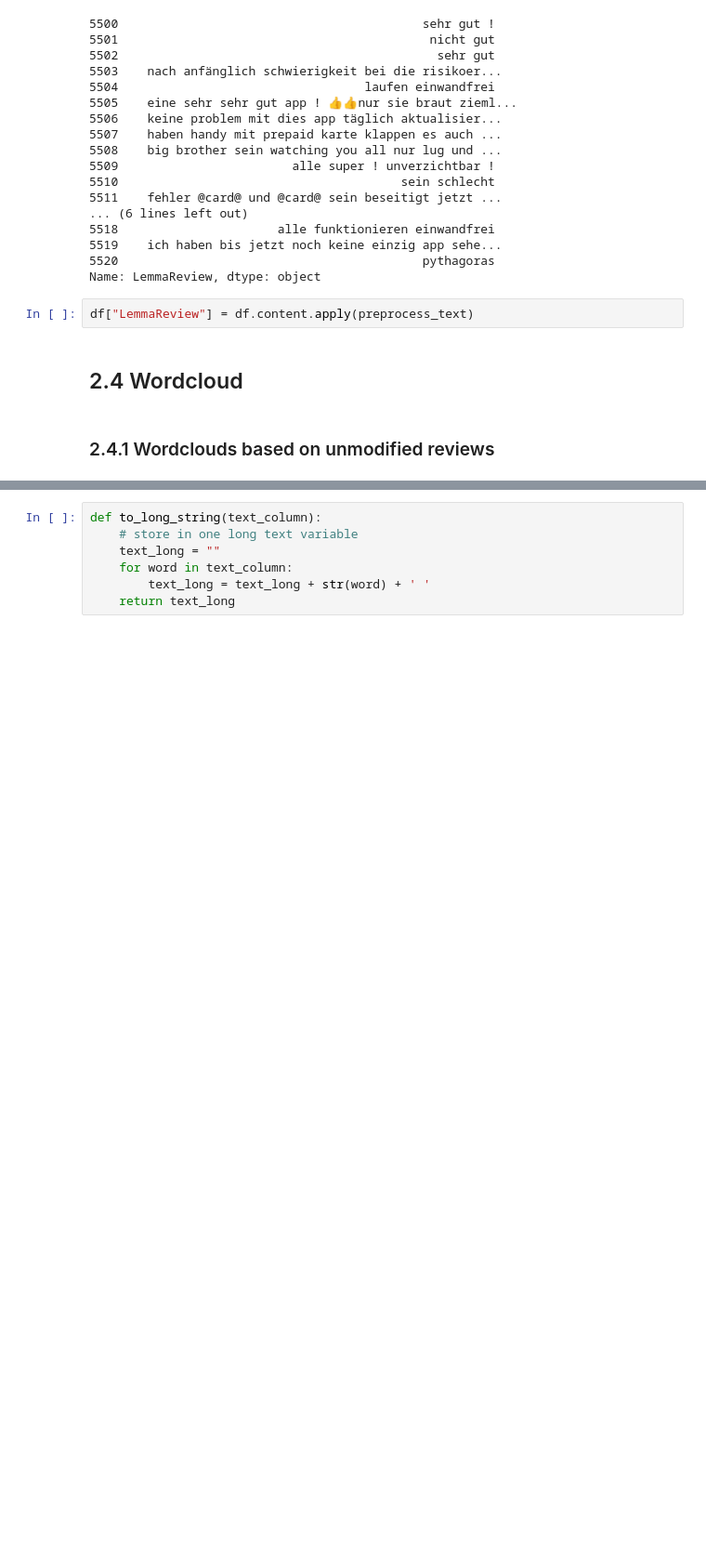
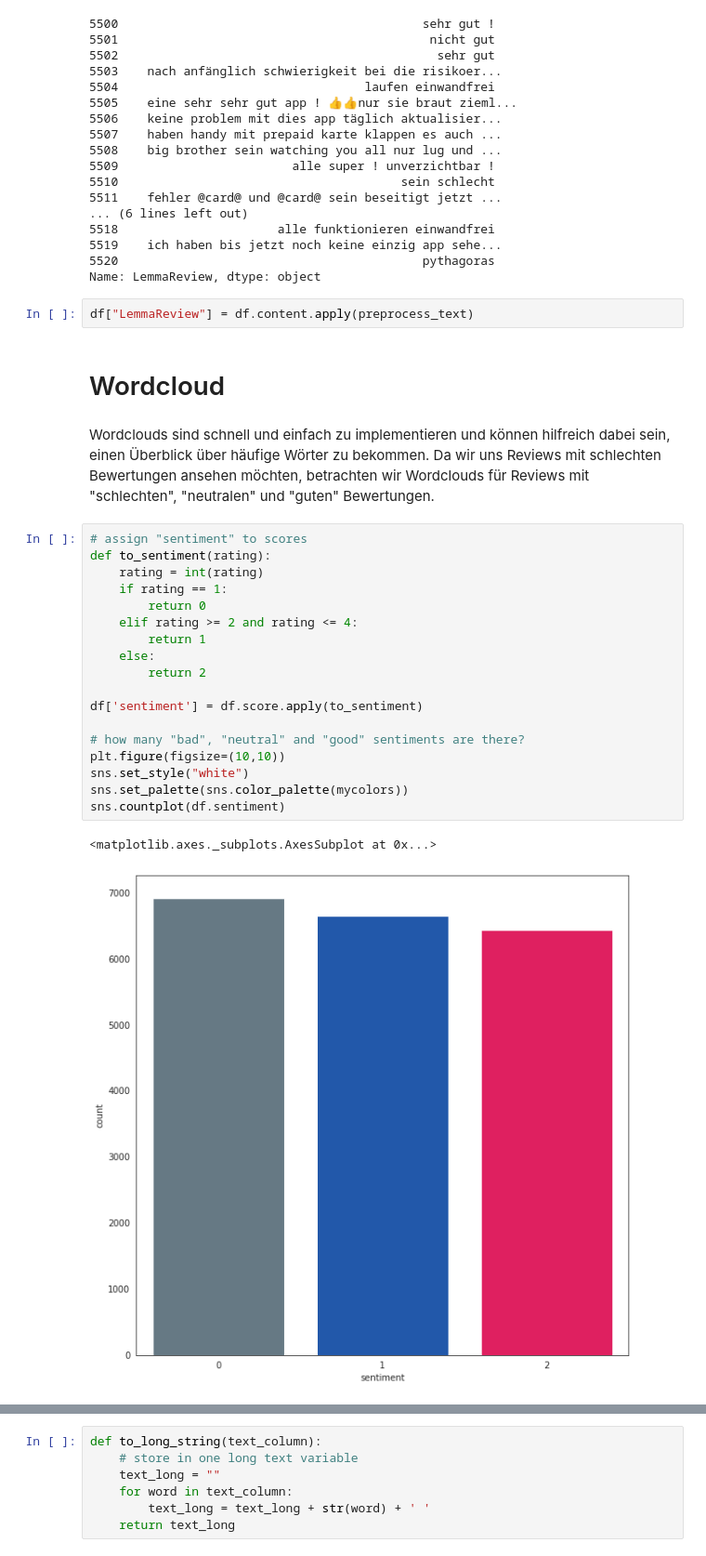
Before and after one commit to nnamliehbes/CoronaWarnApp_Analysis, a Jupyter notebook: corona.ipynb, the cells around one changed output, grey strips where cells are left out. Shown at 93% size. Cells and saved outputs as stored; diff of their text form; blank space fills up the shorter version.

```diff
--- a/corona.ipynb
+++ b/corona.ipynb
@@ -216,6 +152,27 @@ Name: LemmaReview, dtype: object
 # %%
 df["LemmaReview"] = df.content.apply(preprocess_text)
 # %% [markdown]
-## 2.4 Wordcloud
+# Wordcloud
-# %% [markdown]
-### 2.4.1 Wordclouds based on unmodified reviews
+# %% [markdown]
+Wordclouds sind schnell und einfach zu implementieren und können hilfreich dabei sein, einen Überblick über häufige Wörter zu bekommen. Da wir uns Reviews mit schlechten Bewertungen ansehen möchten, betrachten wir Wordclouds für Reviews mit "schlechten", "neutralen" und "guten" Bewertungen.
+# %%
+# assign "sentiment" to scores
+def to_sentiment(rating):
+    rating = int(rating)
+    if rating == 1:
+        return 0
+    elif rating >= 2 and rating <= 4:
+        return 1
+    else:
+        return 2
+
+df['sentiment'] = df.score.apply(to_sentiment)
+
+# how many "bad", "neutral" and "good" sentiments are there?
+plt.figure(figsize=(10,10))
+sns.set_style("white")
+sns.set_palette(sns.color_palette(mycolors))
+sns.countplot(df.sentiment)
+# %% [output]
+<matplotlib.axes._subplots.AxesSubplot at 0x...>
+[figure, added]
```
Also changed, not shown: parts of 55 cells of this notebook, 2 other files.
